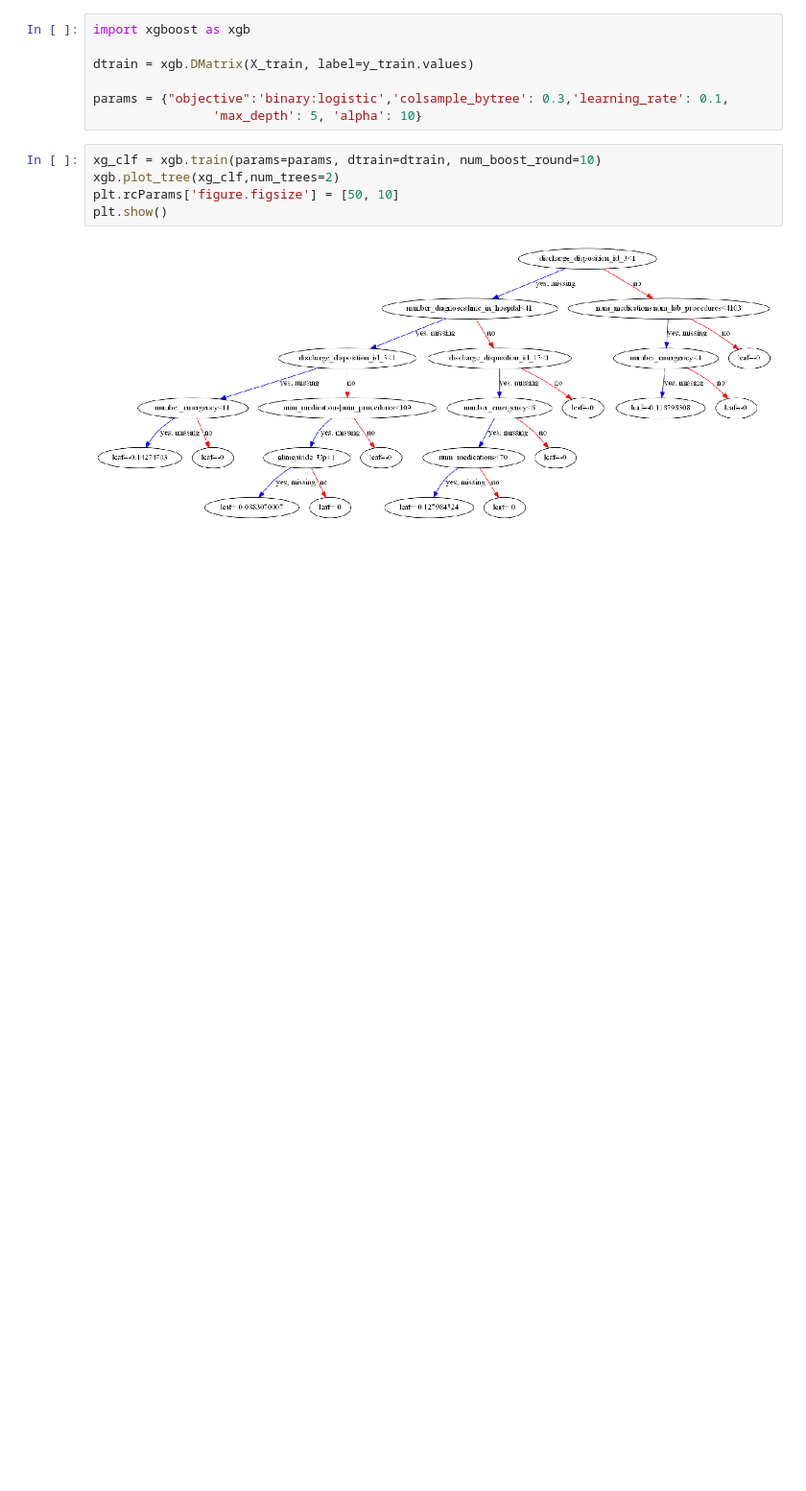
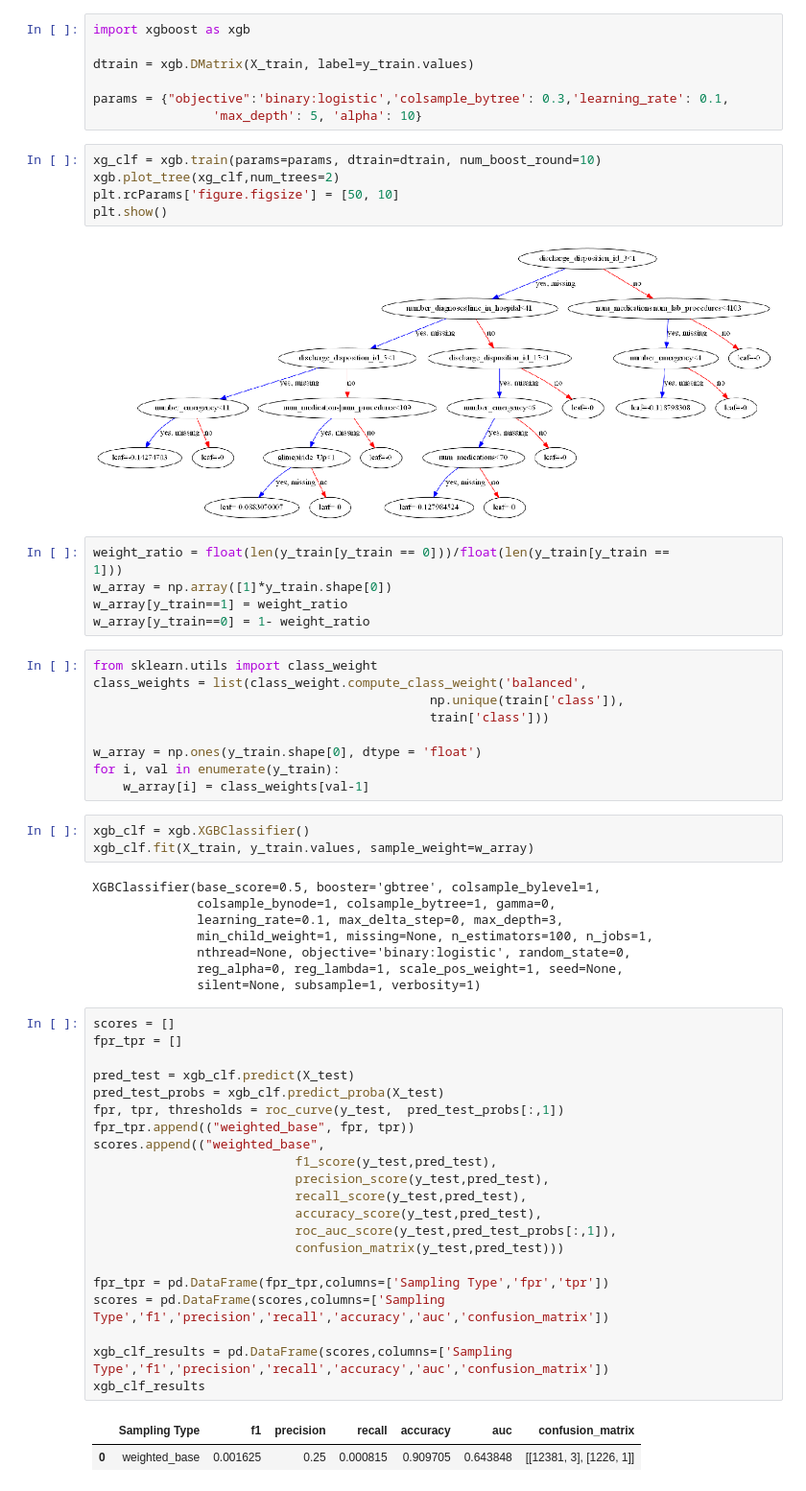
Before and after one commit to hwdsda/Springboard_Capstone1_diabetes_readmission_prediction, a Jupyter notebook: 5_Data_Modeling.ipynb, the cells around one changed output. Shown: that part at 96% size. Drawn from its saved outputs; the diff is of its cells as text; blank space fills up the shorter version.

```diff
--- a/5_Data_Modeling.ipynb
+++ b/5_Data_Modeling.ipynb
@@ -586,3 +586,53 @@ plt.rcParams['figure.figsize'] = [50, 10]
 plt.show()
 # %% [output]
 [figure]
+# %%
+weight_ratio = float(len(y_train[y_train == 0]))/float(len(y_train[y_train ==
+1]))
+w_array = np.array([1]*y_train.shape[0])
+w_array[y_train==1] = weight_ratio
+w_array[y_train==0] = 1- weight_ratio
+# %%
+from sklearn.utils import class_weight
+class_weights = list(class_weight.compute_class_weight('balanced',
+                                             np.unique(train['class']),
+                                             train['class']))
+
+w_array = np.ones(y_train.shape[0], dtype = 'float')
+for i, val in enumerate(y_train):
+    w_array[i] = class_weights[val-1]
+# %%
+xgb_clf = xgb.XGBClassifier()
+xgb_clf.fit(X_train, y_train.values, sample_weight=w_array)
+# %% [output]
+XGBClassifier(base_score=0.5, booster='gbtree', colsample_bylevel=1,
+              colsample_bynode=1, colsample_bytree=1, gamma=0,
+              learning_rate=0.1, max_delta_step=0, max_depth=3,
+              min_child_weight=1, missing=None, n_estimators=100, n_jobs=1,
+              nthread=None, objective='binary:logistic', random_state=0,
+              reg_alpha=0, reg_lambda=1, scale_pos_weight=1, seed=None,
+              silent=None, subsample=1, verbosity=1)
+# %%
+scores = []
+fpr_tpr = []
+
+pred_test = xgb_clf.predict(X_test)
+pred_test_probs = xgb_clf.predict_proba(X_test)
+fpr, tpr, thresholds = roc_curve(y_test,  pred_test_probs[:,1])
+fpr_tpr.append(("weighted_base", fpr, tpr))
+scores.append(("weighted_base",
+                           f1_score(y_test,pred_test),
+                           precision_score(y_test,pred_test),
+                           recall_score(y_test,pred_test),
+                           accuracy_score(y_test,pred_test),
+                           roc_auc_score(y_test,pred_test_probs[:,1]),
+                           confusion_matrix(y_test,pred_test)))
+
+fpr_tpr = pd.DataFrame(fpr_tpr,columns=['Sampling Type','fpr','tpr'])
+scores = pd.DataFrame(scores,columns=['Sampling Type','f1','precision','recall','accuracy','auc','confusion_matrix'])
+
+xgb_clf_results = pd.DataFrame(scores,columns=['Sampling Type','f1','precision','recall','accuracy','auc','confusion_matrix'])
+xgb_clf_results
+# %% [output]
+|  | Sampling Type | f1 | precision | recall | accuracy | auc | confusion_matrix |
+| 0 | weighted_base | 0.001625 | 0.25 | 0.000815 | 0.909705 | 0.643848 | [[12381, 3], [1226, 1]] |
```
